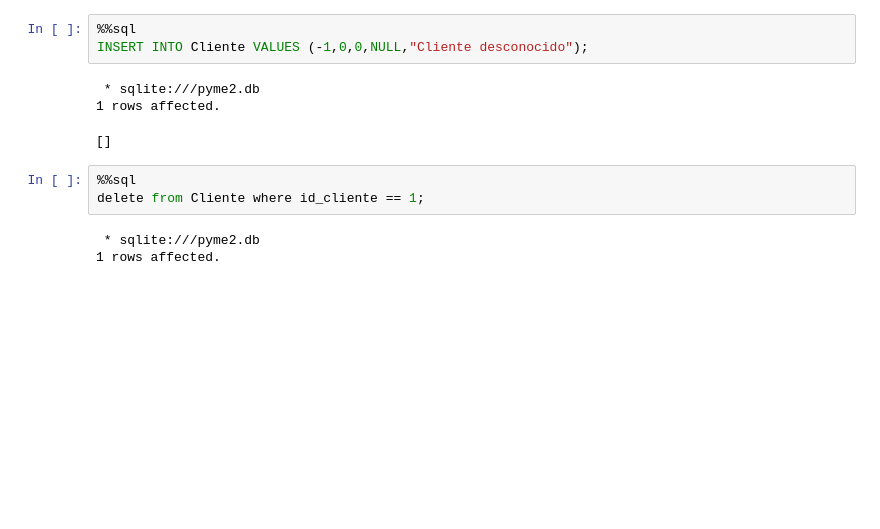
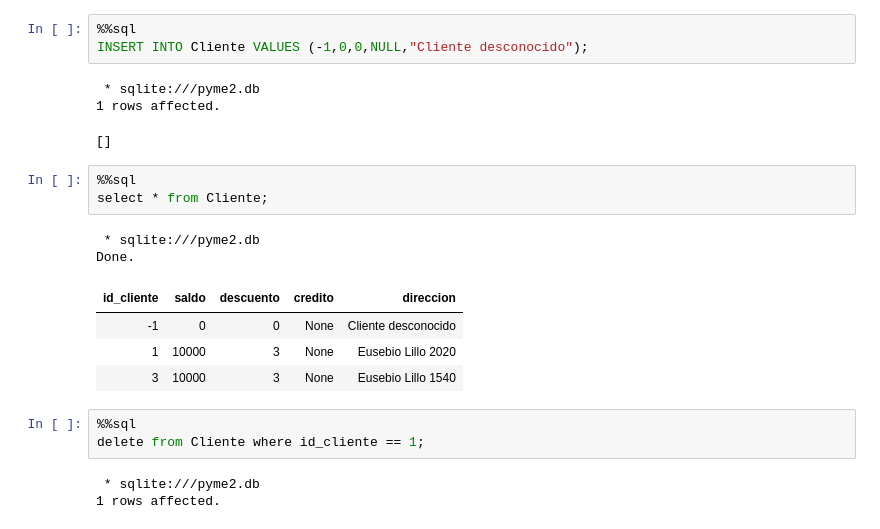
Before and after one commit to adigenova/uohdb, a Jupyter notebook: code/PYME_database.ipynb, the cells around one changed output. Saved outputs shown, nothing was run; the diff lists cells and outputs as text; blank space fills up the shorter version.

```diff
--- a/code/PYME_database.ipynb
+++ b/code/PYME_database.ipynb
@@ -385,6 +464,16 @@ INSERT INTO Cliente VALUES (-1,0,0,NULL,"Cliente desconocido");
  * sqlite:///pyme2.db
 1 rows affected.
 []
+# %%
+%%sql
+select * from Cliente;
+# %% [output]
+ * sqlite:///pyme2.db
+Done.
+| id_cliente | saldo | descuento | credito | direccion |
+| -1 | 0 | 0 | None | Cliente desconocido |
+| 1 | 10000 | 3 | None | Eusebio Lillo 2020 |
+| 3 | 10000 | 3 | None | Eusebio Lillo 1540 |
 # %%
 %%sql
 delete from Cliente where id_cliente == 1;
```
Also changed, not shown: parts of 27 cells of this notebook.
